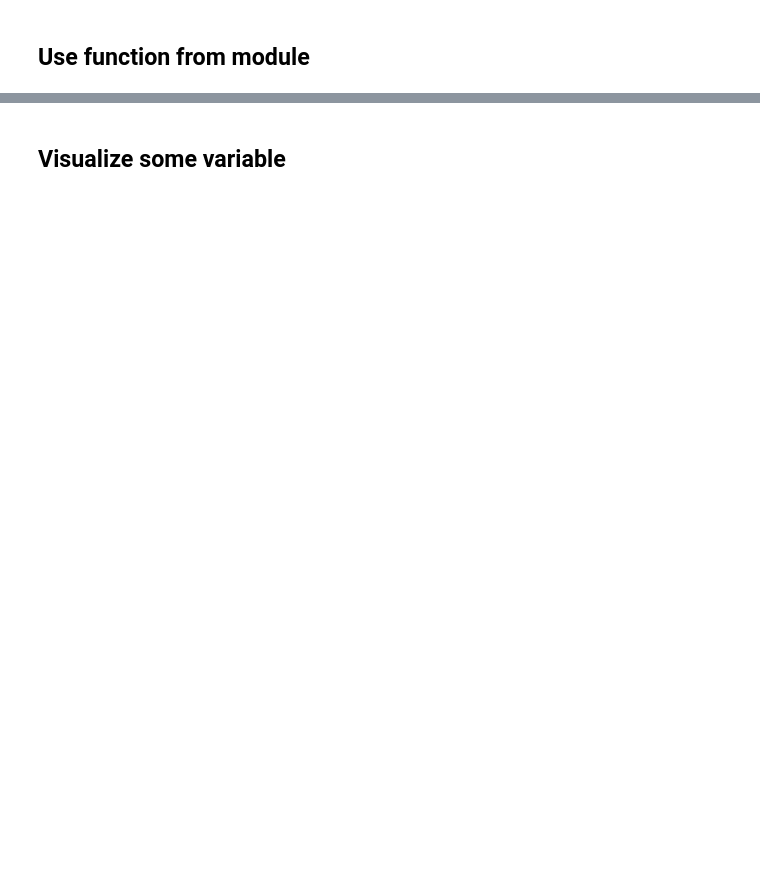
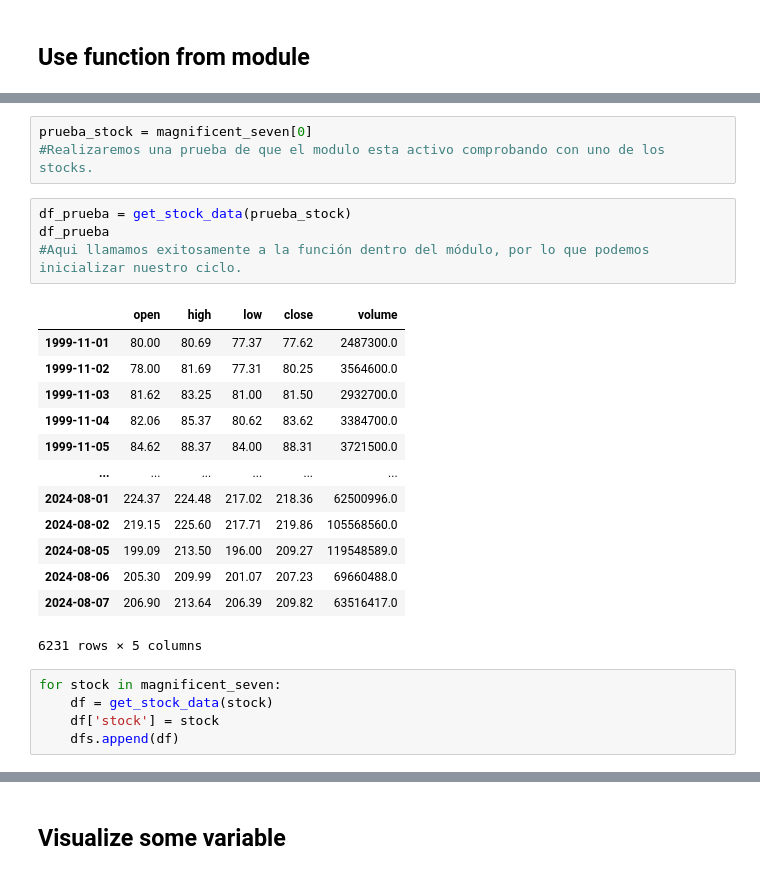
Before and after one commit to MarioTheEmblem/WS, a Jupyter notebook: notebooks/10_APIs/16_Module/A.ipynb, the cells around one changed output, grey strips where cells are left out. Drawn from its saved outputs; the diff is of its cells as text; blank space fills up the shorter version.

```diff
--- a/notebooks/10_APIs/16_Module/A.ipynb
+++ b/notebooks/10_APIs/16_Module/A.ipynb
@@ -35,0 +56,26 @@ ModuleNotFoundError: No module named 'alphavantage'
+# %%
+prueba_stock = magnificent_seven[0]
+#Realizaremos una prueba de que el modulo esta activo comprobando con uno de los stocks.
+# %%
+df_prueba = get_stock_data(prueba_stock)
+df_prueba
+#Aqui llamamos exitosamente a la función dentro del módulo, por lo que podemos inicializar nuestro ciclo.
+# %% [output]
+|  | open | high | low | close | volume |
+| 1999-11-01 | 80.00 | 80.69 | 77.37 | 77.62 | 2487300.0 |
+| 1999-11-02 | 78.00 | 81.69 | 77.31 | 80.25 | 3564600.0 |
+| 1999-11-03 | 81.62 | 83.25 | 81.00 | 81.50 | 2932700.0 |
+| 1999-11-04 | 82.06 | 85.37 | 80.62 | 83.62 | 3384700.0 |
+| 1999-11-05 | 84.62 | 88.37 | 84.00 | 88.31 | 3721500.0 |
+| ... | ... | ... | ... | ... | ... |
+| 2024-08-01 | 224.37 | 224.48 | 217.02 | 218.36 | 62500996.0 |
+| 2024-08-02 | 219.15 | 225.60 | 217.71 | 219.86 | 105568560.0 |
+| 2024-08-05 | 199.09 | 213.50 | 196.00 | 209.27 | 119548589.0 |
+| 2024-08-06 | 205.30 | 209.99 | 201.07 | 207.23 | 69660488.0 |
+| 2024-08-07 | 206.90 | 213.64 | 206.39 | 209.82 | 63516417.0 |
+6231 rows × 5 columns
+# %%
+for stock in magnificent_seven:
+    df = get_stock_data(stock)
+    df['stock'] = stock
+    dfs.append(df)
```
Also changed, not shown: parts of 16 cells of this notebook, 2 other files.
